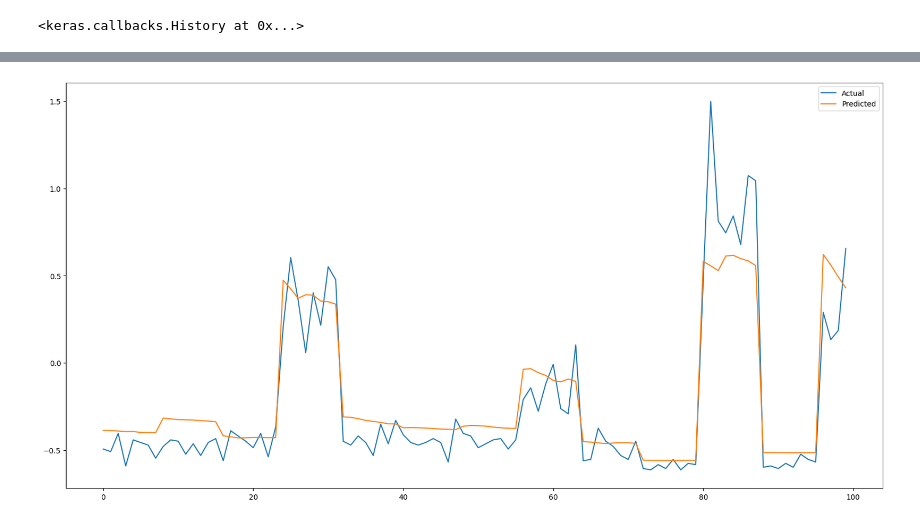
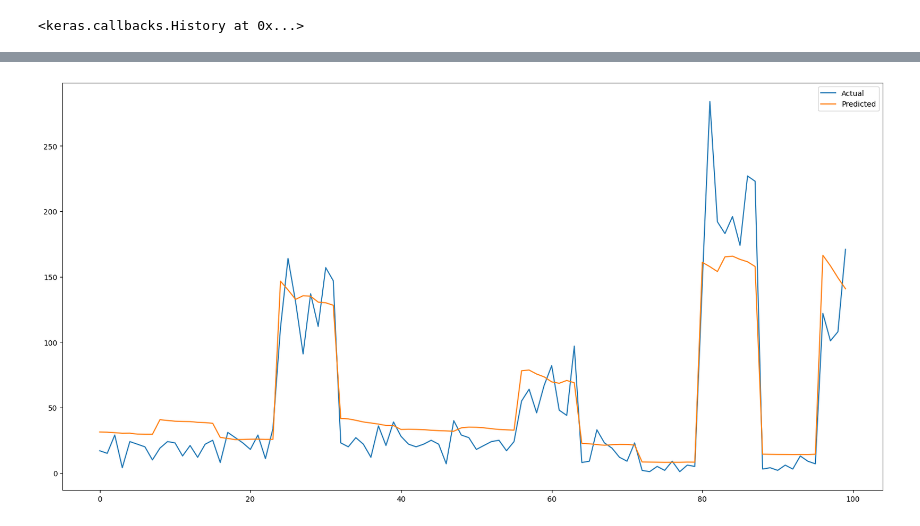
Before and after one commit to sudislife/Sales-Quantity-Prediction-using-a-GRU, a Jupyter notebook: Prediction.ipynb, the cells around one changed output, grey strips where cells are left out. Saved outputs shown, nothing was run; the diff lists cells and outputs as text; code cells hidden in the pictures.

Commit message:
Made a date column, added comments and updated the preprocess and train test split functions.

```diff
--- a/Prediction.ipynb
+++ b/Prediction.ipynb
@@ -174,6 +152,8 @@ Length: 365271, dtype: float64
 def train_test_split(X, y, test_size=0.05):
     X_copy = pd.get_dummies(X, columns=['ITEM_KEY', 'PRICE_ZONE_NAME'])
 
+    X_train_pzn = []
+    X_test_pzn  = []
     X_train, X_test, y_train, y_test = None, None, None, None
 
     for item in X['ITEM_KEY'].unique():
@@ -184,26 +164,30 @@ def train_test_split(X, y, test_size=0.05):
             split_index = int(round(len(X_temp) * (1 - test_size), 0))
 
             if X_train is None:
+                X_train_pzn.extend([zone] * X_temp.iloc[:split_index].shape[0])
+                X_test_pzn.extend([zone] * X_temp.iloc[split_index:].shape[0])
                 X_train = X_temp.iloc[:split_index,]
-                X_test = X_temp.iloc[split_index:,]
+                X_test  = X_temp.iloc[split_index:,]
                 y_train = y_temp.iloc[:split_index]
-                y_test = y_temp.iloc[split_index:]
+                y_test  = y_temp.iloc[split_index:]
                 continue
 
+            X_train_pzn.extend([zone] * X_temp.iloc[:split_index].shape[0])
+            X_test_pzn.extend([zone] * X_temp.iloc[split_index:].shape[0])
             X_train = pd.concat([X_train, X_temp.iloc[:split_index]])
-            X_test = pd.concat([X_test, X_temp.iloc[split_index:]])
+            X_test  = pd.concat([X_test, X_temp.iloc[split_index:]])
             y_train = pd.concat([y_train, y_temp.iloc[:split_index]])
-            y_test = pd.concat([y_test, y_temp.iloc[split_index:]])
+            y_test  = pd.concat([y_test, y_temp.iloc[split_index:]])
 
-    return X_train, X_test, y_train, y_test
+    return X_train, X_test, y_train, y_test, X_train_pzn, X_test_pzn
 # %%
-X_train, X_test, y_train, y_test = train_test_split(X, y)
+X_train, X_test, y_train, y_test, X_train_pzn, X_test_pzn = train_test_split(X, y)
 
 X_train_misc = X_train[['FISCAL_YEAR', 'FISCAL_WEEK']]
-X_test_misc = X_test[['FISCAL_YEAR', 'FISCAL_WEEK']]
+X_test_misc  = X_test[['FISCAL_YEAR', 'FISCAL_WEEK']]
 
-X_train.drop(columns=['FISCAL_YEAR', 'FISCAL_WEEK'], inplace=True)
-X_test.drop(columns=['FISCAL_YEAR', 'FISCAL_WEEK'], inplace=True)
+X_train.drop(columns = ['FISCAL_YEAR', 'FISCAL_WEEK'], inplace=True)
+X_test.drop(columns  = ['FISCAL_YEAR', 'FISCAL_WEEK'], inplace=True)
 # %%
 rearrange_col = X_train.columns[29:].tolist()
 rearrange_col.extend(X_train.columns[:29].tolist())
@@ -353,5 +319,8 @@ model.save('model.h5')
 # %%
 from sklearn.metrics import mean_squared_error, mean_absolute_error
+import keras
+
+model = keras.models.load_model('model.h5')
 
 # MSE and MAE on the training set
 y_pred = model.predict([X_train.iloc[:,:40], X_train.iloc[:,40:109], X_train.iloc[:,109:]])
@@ -370,2 +339,9 @@ MAE on the training set:  0.23068285826094997
 MSE on the test set:  0.06701267078172471
 MAE on the test set:  0.15286933707901293
+# %%
+# Transform back
+y_pred = scaler.inverse_transform(y_pred)
+y_test = scaler.inverse_transform(y_test.values.reshape(-1, 1))
+
+y_pred = y_pred.flatten()
+y_test = y_test.flatten()
@@ -372,9 +397,9 @@ MAE on the test set:  0.15286933707901293
 # %%
 # Visualisation of predictions vs actual values
 plt.figure(figsize=(20, 10))
-plt.plot(y_test.values[:100], label='Actual')
+plt.plot(y_test[:100], label='Actual')
 plt.plot(y_pred[:100], label='Predicted')
 plt.legend()
 plt.show()
 # %% [output]
-[figure, old version]
+[figure, new version]
```
Also changed, not shown: parts of 19 cells of this notebook.
